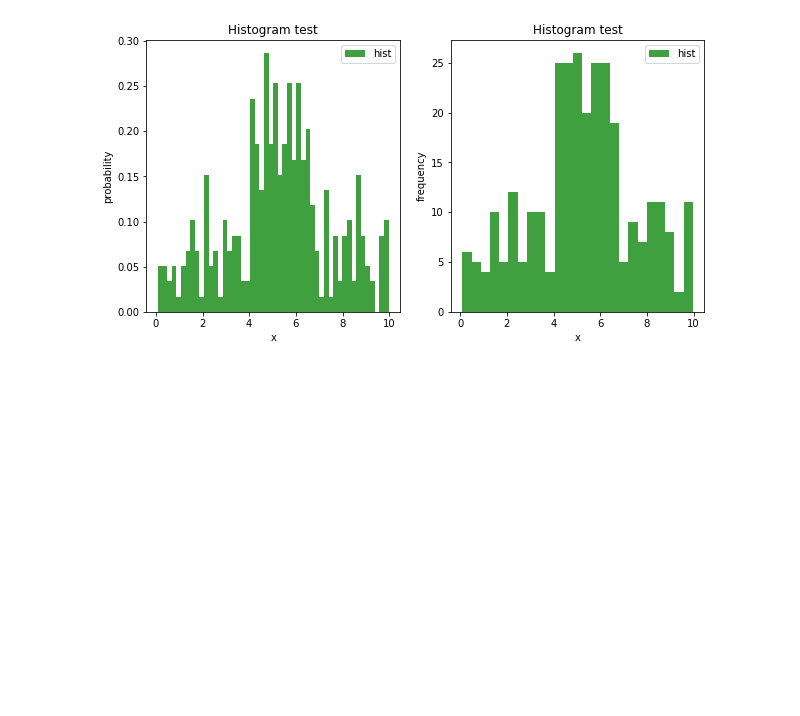
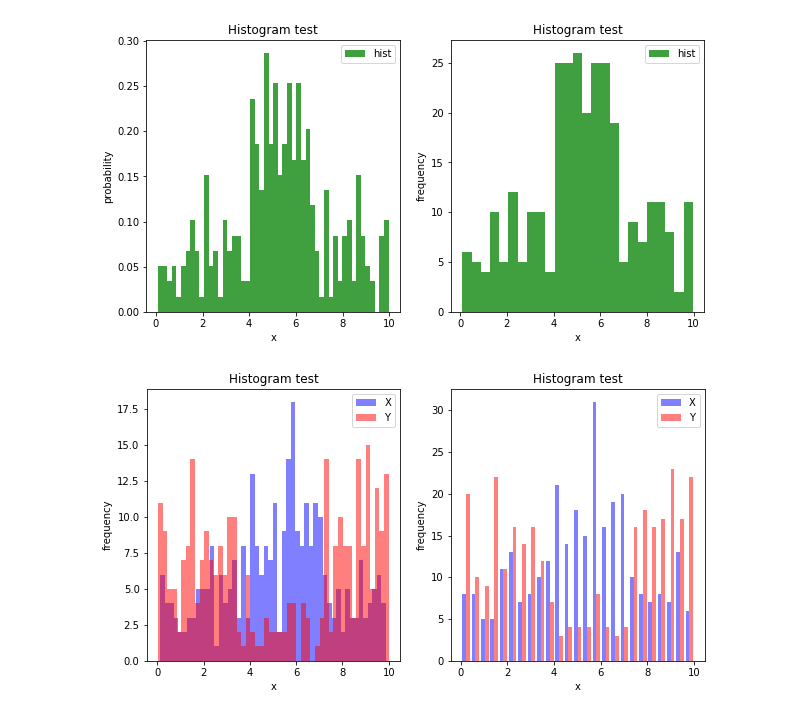
Before and after one commit to akihikoy/ay_test, a Jupyter notebook: python/matplotlib/jupyter_notebook.ipynb, the cells around one changed output. Drawn from its saved outputs; the diff is of its cells as text; code cells hidden in the pictures; blank space fills up the shorter version.

```diff
--- a/python/matplotlib/jupyter_notebook.ipynb
+++ b/python/matplotlib/jupyter_notebook.ipynb
@@ -116,3 +116,20 @@ ax2.legend()
 plt.show()
 # %% [output]
 [figure]
+# %%
+X= np.concatenate((np.random.uniform(0,10,size=200), np.random.uniform(4,7,size=100)))
+Y= np.concatenate((np.random.uniform(0,10,size=100), np.random.uniform(0,4,size=100), np.random.uniform(7,10,size=100)))
+
+fig= plt.figure(figsize=(10,5))
+ax1= fig.add_subplot(1,2,1,title='Histogram test',xlabel='x',ylabel='frequency')
+ax1.hist(X, bins=50, color='b', alpha=0.5, label='X')
+ax1.hist(Y, bins=50, color='r', alpha=0.5, label='Y')
+ax1.legend()
+
+ax2= fig.add_subplot(1,2,2,title='Histogram test',xlabel='x',ylabel='frequency')
+ax2.hist([X,Y], bins=25, color=['b','r'], alpha=0.5, label=['X','Y'])
+ax2.legend()
+
+plt.show()
+# %% [output]
+[figure, added]
```
Also changed, not shown: 1 other file.
